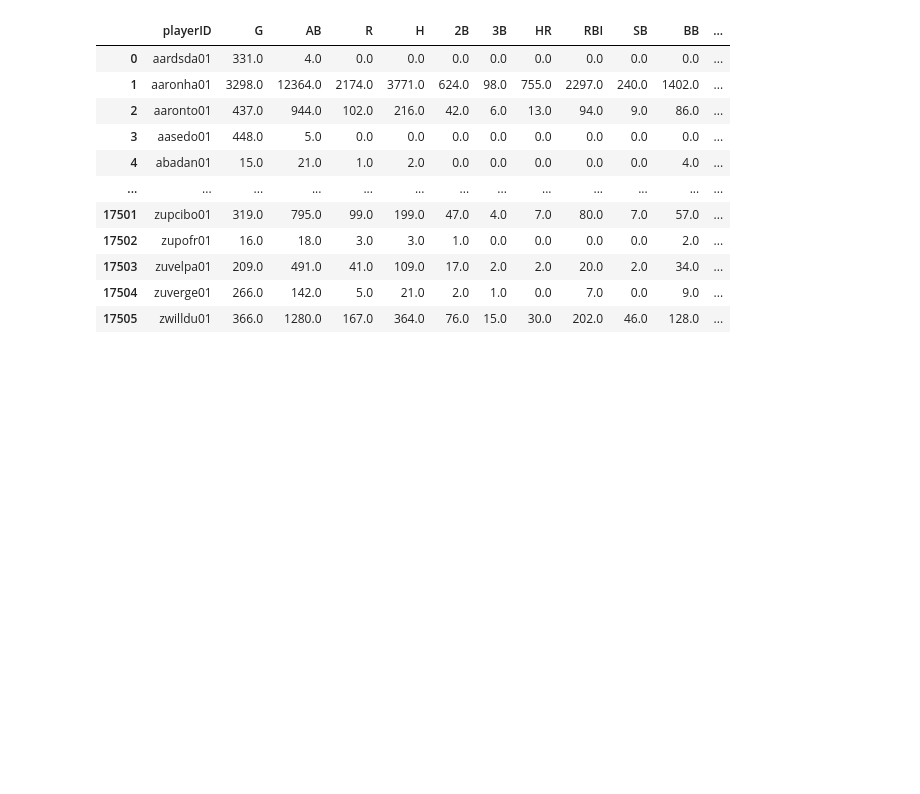
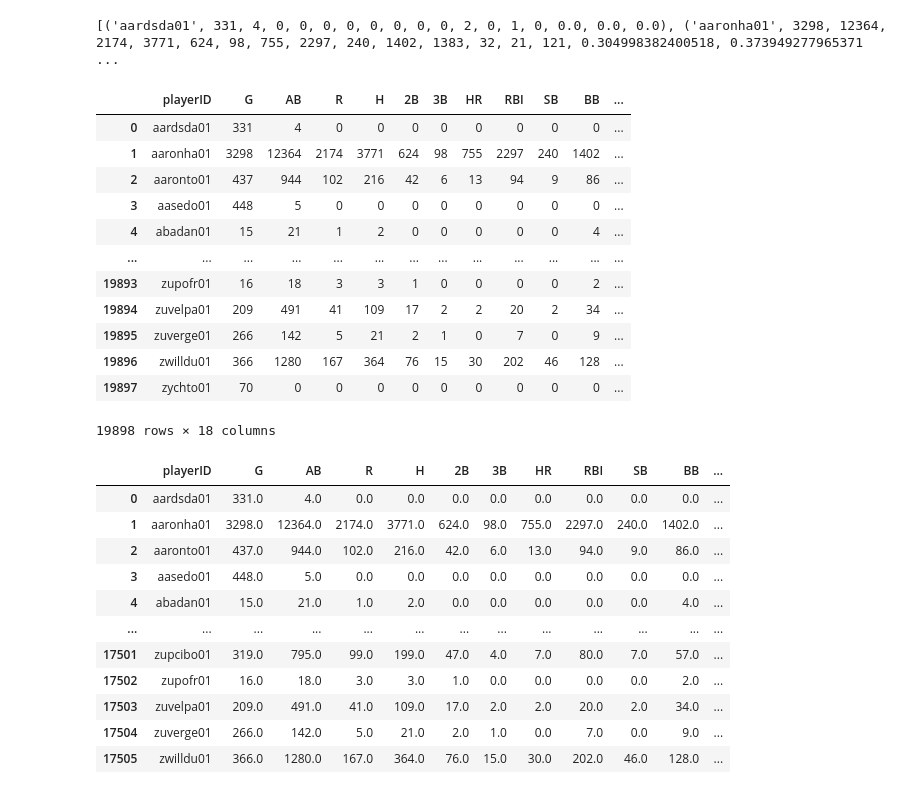
Before and after one commit to greensleeves8/Final_Project_Baseball, a Jupyter notebook: Machine Learning Models/Batter_RFCModel.ipynb, the cells around one changed output. Cells and saved outputs as stored; diff of their text form; code cells hidden in the pictures; blank space fills up the shorter version.

Commit message:
ability to pull tables from postgres to ml model

```diff
--- a/Machine Learning Models/Batter_RFCModel.ipynb
+++ b/Machine Learning Models/Batter_RFCModel.ipynb
@@ -6,3 +6,11 @@ from sklearn.ensemble import RandomForestClassifier
 from sklearn.metrics import confusion_matrix, accuracy_score, classification_report
 import pandas as pd
 from pathlib import Path
+# %%
+import psycopg2
+from config import db_password
+
+# Establish a connection to the database by creating a cursor object
+# The PostgreSQL server must be accessed through the PostgreSQL APP or Terminal Shell
+
+conn = psycopg2.connect(host="localhost", port = 5432, database="baseball_data", user="postgres", password=db_password)
@@ -9,3 +20,28 @@ from pathlib import Path
+# %%
+# A sample query of all data from the "career_batter" table in the "baseball_data" database
+cur.execute("""SELECT * FROM career_batter LIMIT 5""")
+query_results = cur.fetchall()
+print(query_results)
+# %% [output]
+[('aardsda01', 331, 4, 0, 0, 0, 0, 0, 0, 0, 0, 2, 0, 1, 0, 0.0, 0.0, 0.0), ('aaronha01', 3298, 12364, 2174, 3771, 624, 98, 755, 2297, 240, 1402, 1383, 32, 21, 121, 0.304998382400518, 0.373949277965371 ...
+# %%
+# import entire table from postgres to dataframe
+hall_batter = pd.read_sql('SELECT * FROM career_batter', conn)
+hall_batter
+# %% [output]
+|  | playerID | G | AB | R | H | 2B | 3B | HR | RBI | SB | BB | ... |
+| 0 | aardsda01 | 331 | 4 | 0 | 0 | 0 | 0 | 0 | 0 | 0 | 0 | ... |
+| 1 | aaronha01 | 3298 | 12364 | 2174 | 3771 | 624 | 98 | 755 | 2297 | 240 | 1402 | ... |
+| 2 | aaronto01 | 437 | 944 | 102 | 216 | 42 | 6 | 13 | 94 | 9 | 86 | ... |
+| 3 | aasedo01 | 448 | 5 | 0 | 0 | 0 | 0 | 0 | 0 | 0 | 0 | ... |
+| 4 | abadan01 | 15 | 21 | 1 | 2 | 0 | 0 | 0 | 0 | 0 | 4 | ... |
+| ... | ... | ... | ... | ... | ... | ... | ... | ... | ... | ... | ... | ... |
+| 19893 | zupofr01 | 16 | 18 | 3 | 3 | 1 | 0 | 0 | 0 | 0 | 2 | ... |
+| 19894 | zuvelpa01 | 209 | 491 | 41 | 109 | 17 | 2 | 2 | 20 | 2 | 34 | ... |
+| 19895 | zuverge01 | 266 | 142 | 5 | 21 | 2 | 1 | 0 | 7 | 0 | 9 | ... |
+| 19896 | zwilldu01 | 366 | 1280 | 167 | 364 | 76 | 15 | 30 | 202 | 46 | 128 | ... |
+| 19897 | zychto01 | 70 | 0 | 0 | 0 | 0 | 0 | 0 | 0 | 0 | 0 | ... |
+19898 rows × 18 columns
 # %%
 # Import CSV
 file_path = Path('../Resources/Revised_CSV/hall_batter.csv')
```
Also changed, not shown: parts of 1 cell of this notebook.
